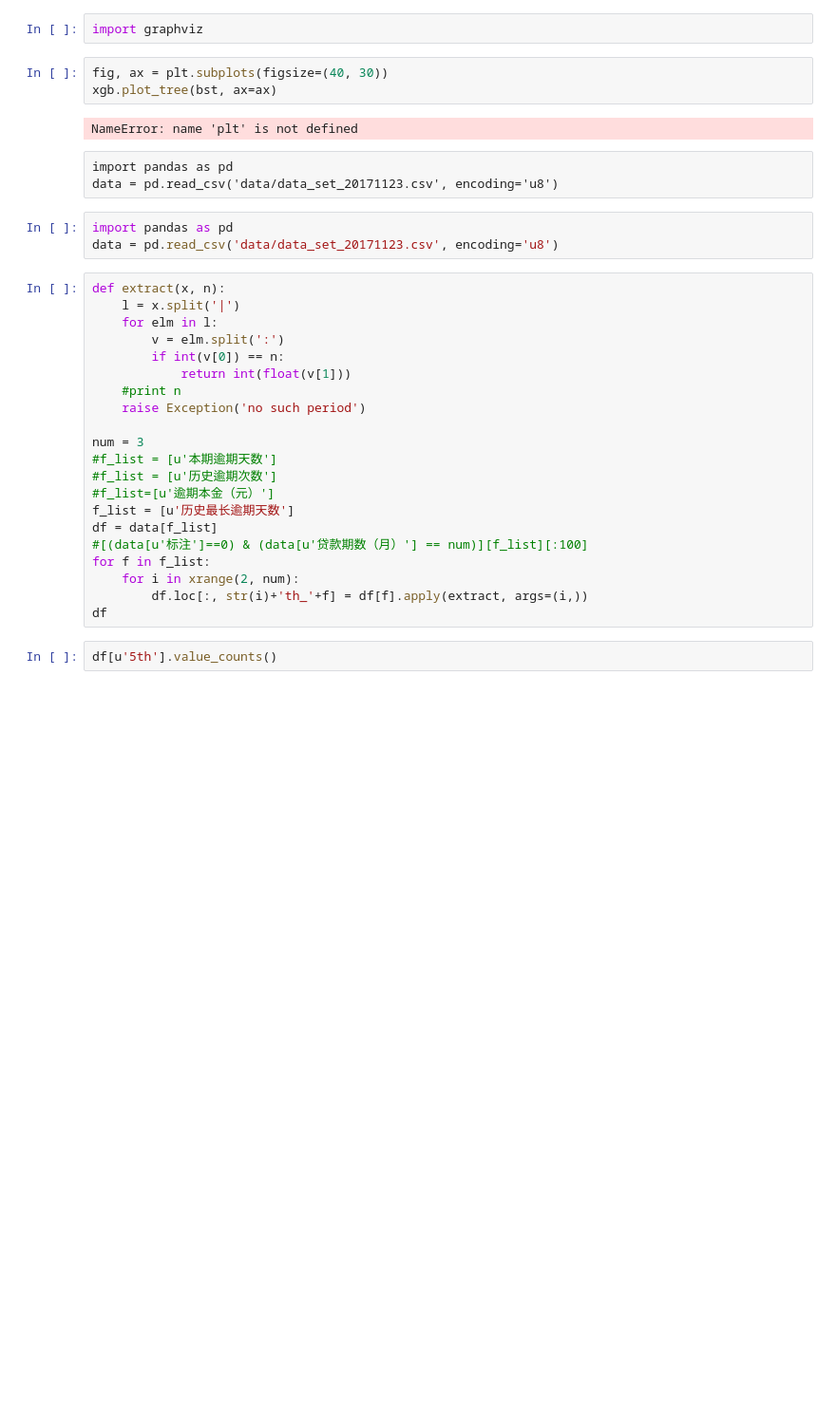
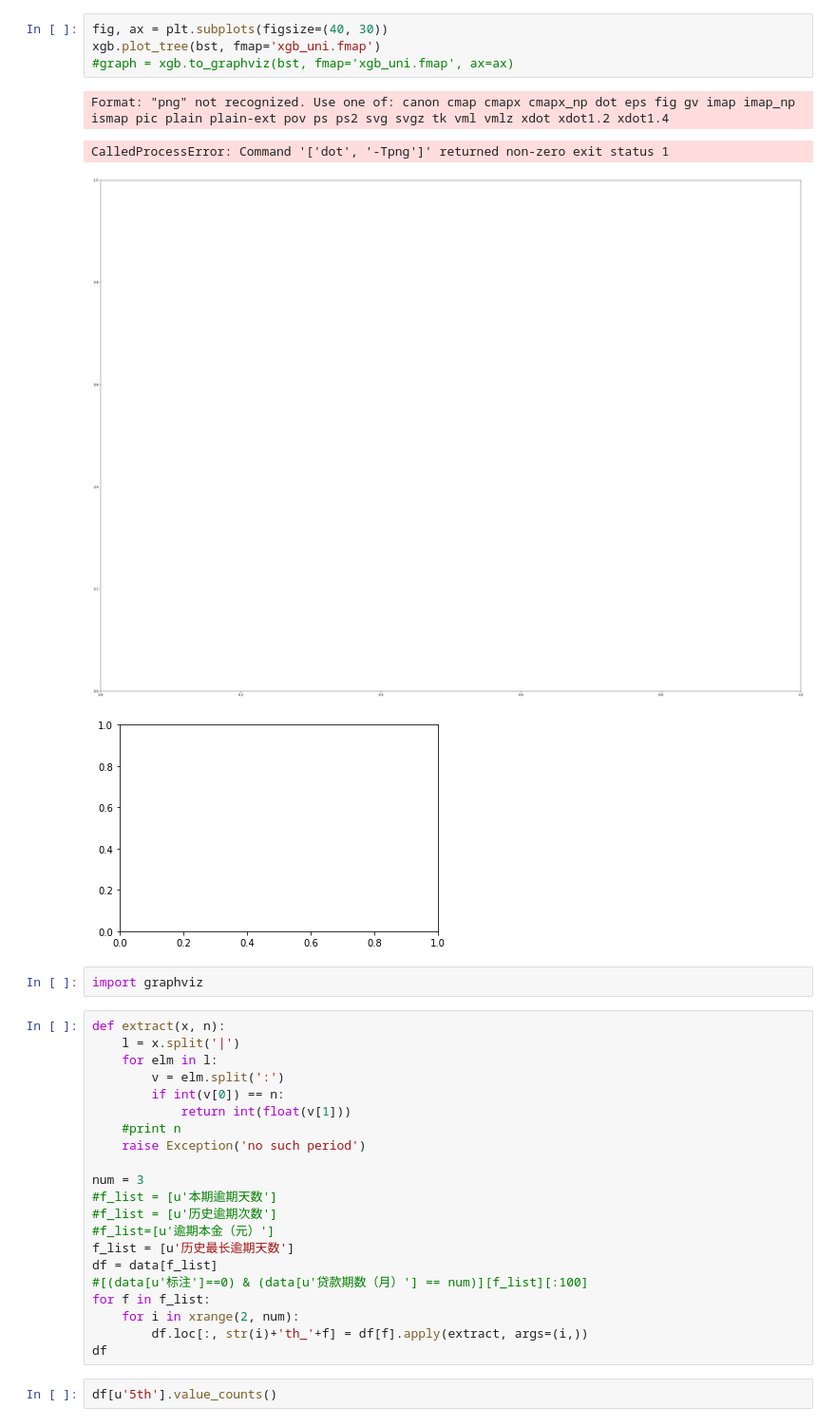
Before and after one commit to skysia1991/risk_poc, a Jupyter notebook: control.ipynb, the cells around one changed output. Shown at 95% size. Drawn from its saved outputs; the diff is of its cells as text; blank space fills up the shorter version.

```diff
--- a/control.ipynb
+++ b/control.ipynb
@@ -20,19 +29,17 @@ plt.figure()
 num_f = 10
 df[:num_f].plot(kind='barh', x='feature', y='fscore', legend=False, figsize=(20, 10))
 #plt.gcf().savefig('features_importance.png')
+# %%
+fig, ax = plt.subplots(figsize=(40, 30))
+xgb.plot_tree(bst, fmap='xgb_uni.fmap')
+#graph = xgb.to_graphviz(bst, fmap='xgb_uni.fmap', ax=ax)
+# %% [output]
+Format: "png" not recognized. Use one of: canon cmap cmapx cmapx_np dot eps fig gv imap imap_np ismap pic plain plain-ext pov ps ps2 svg svgz tk vml vmlz xdot xdot1.2 xdot1.4
+CalledProcessError: Command '['dot', '-Tpng']' returned non-zero exit status 1
+[figure, added]
+[figure, added]
 # %%
 import graphviz
-# %%
-fig, ax = plt.subplots(figsize=(40, 30))
-xgb.plot_tree(bst, ax=ax)
-# %% [output]
-NameError: name 'plt' is not defined
-# %% [raw]
-import pandas as pd
-data = pd.read_csv('data/data_set_20171123.csv', encoding='u8')
-# %%
-import pandas as pd
-data = pd.read_csv('data/data_set_20171123.csv', encoding='u8')
 # %%
 def extract(x, n):
     l = x.split('|')
```
Also changed, not shown: parts of 6 cells of this notebook, 3 other files.
